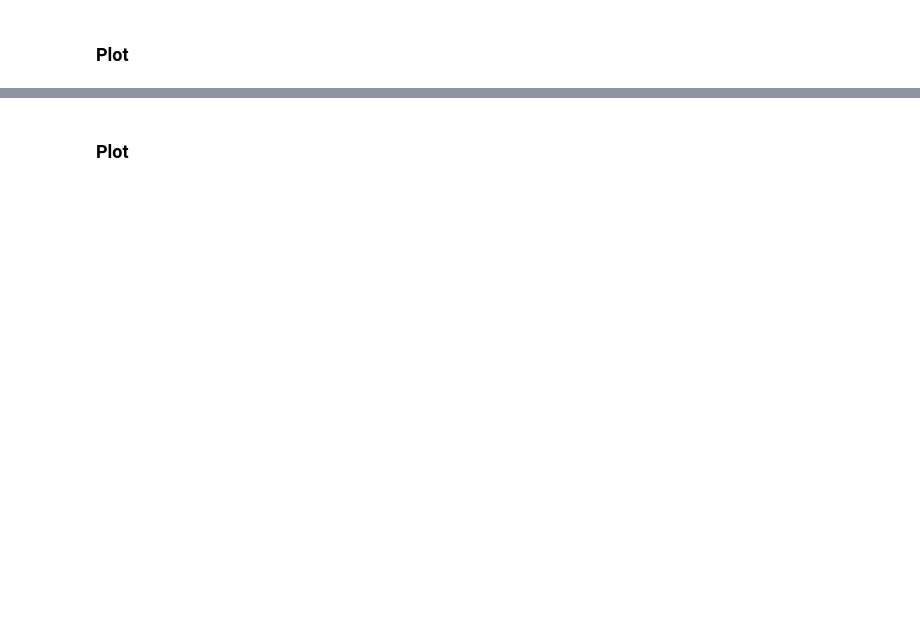
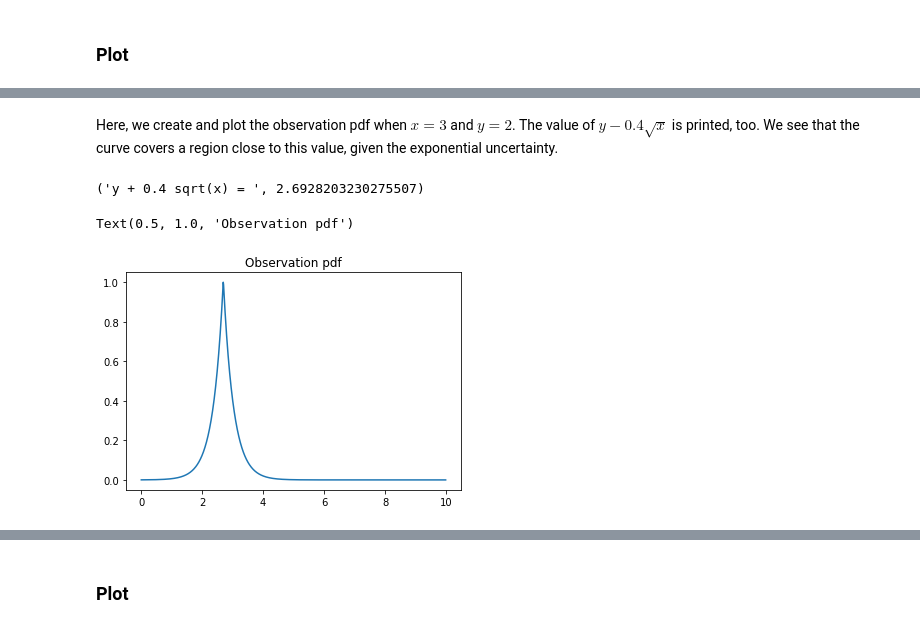
Before and after one commit to ecosme38/Data-Assimilation-Notebooks, a Jupyter notebook: Illustrate-probability-density-bayes-rule.ipynb, the cells around one changed output, grey strips where cells are left out. Saved outputs shown, nothing was run; the diff lists cells and outputs as text; code cells hidden in the pictures; blank space fills up the shorter version.

```diff
--- a/Illustrate-probability-density-bayes-rule.ipynb
+++ b/Illustrate-probability-density-bayes-rule.ipynb
@@ -114,0 +138,12 @@ We plot the likelihood in 1D and 2D (we see that it is not a function of $x$). W
+# %% [markdown]
+Here, we create and plot the observation pdf when $x=3$ and $y=2$. The value of $y-0.4\sqrt{x}$ is printed, too. We see that the curve covers a region close to this value, given the exponential uncertainty.
+# %%
+print(('y + 0.4 sqrt(x) = ', 2+0.4*np.sqrt(3)))
+pobs32 = make_pobs(3,2)
+z = np.arange(0,10,0.01)
+plt.plot(z, pobs32(z))
+plt.title('Observation pdf')
+# %% [output]
+('y + 0.4 sqrt(x) = ', 2.6928203230275507)
+Text(0.5, 1.0, 'Observation pdf')
+[figure, added]
```
Also changed, not shown: parts of 17 cells of this notebook.
